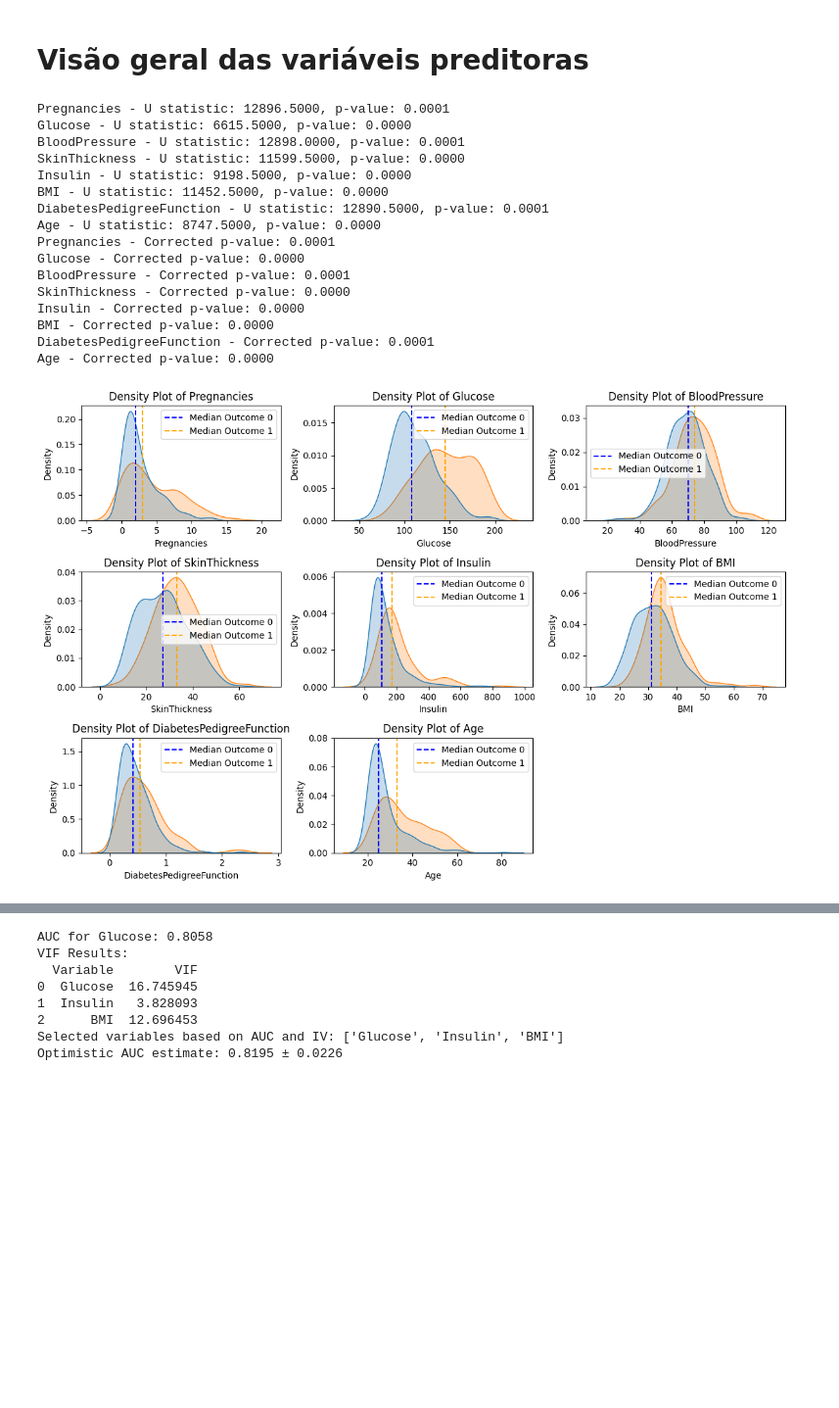
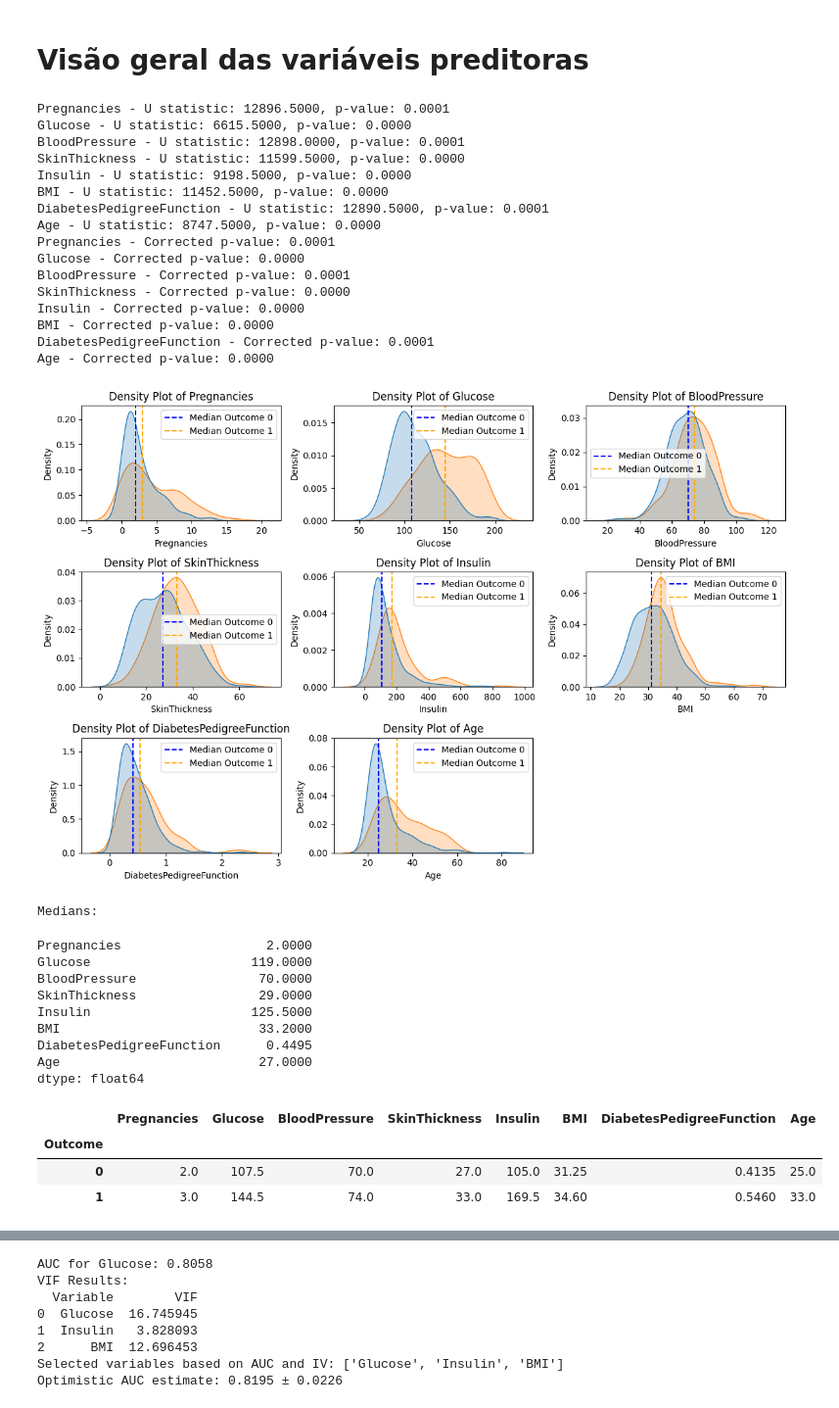
Before and after one commit to pcbrom/perceptron-mlp-cnn, a Jupyter notebook: aed.ipynb, the cells around one changed output, grey strips where cells are left out. Shown at 98% size. Drawn from its saved outputs; the diff is of its cells as text; code cells hidden in the pictures; blank space fills up the shorter version.

Commit message:
Update aed.ipynb to include median calculations and display results for statistical analysis, along with adjustments to execution counts.

```diff
--- a/aed.ipynb
+++ b/aed.ipynb
@@ -91,30 +91,51 @@ for i, column in enumerate(columns_to_plot, 1):
     plt.axvline(x=group1.median(), color='blue', linestyle='--', label='Median Outcome 0')
     plt.axvline(x=group2.median(), color='orange', linestyle='--', label='Median Outcome 1')
     plt.legend()
     print(f'{column} - U statistic: {stat:.4f}, p-value: {p_value:.4f}')
 
 # Correção de múltiplos testes usando a correção de Benjamini-Hochberg
 corrected_p_values = multipletests(p_values, method='fdr_bh')[1]
 for column, corrected_p in zip(columns_to_plot, corrected_p_values):
     print(f'{column} - Corrected p-value: {corrected_p:.4f}')
 
 plt.tight_layout()
 plt.show()
+
+medians = df_clean[columns_to_plot].median()
+medians_group = df_clean.groupby('Outcome')[columns_to_plot].median()
+
+print("\nMedians:")
+display(medians)
+display(medians_group)
 # %% [output]
 Pregnancies - U statistic: 12896.5000, p-value: 0.0001
 Glucose - U statistic: 6615.5000, p-value: 0.0000
 BloodPressure - U statistic: 12898.0000, p-value: 0.0001
 SkinThickness - U statistic: 11599.5000, p-value: 0.0000
 Insulin - U statistic: 9198.5000, p-value: 0.0000
 BMI - U statistic: 11452.5000, p-value: 0.0000
 DiabetesPedigreeFunction - U statistic: 12890.5000, p-value: 0.0001
 Age - U statistic: 8747.5000, p-value: 0.0000
 Pregnancies - Corrected p-value: 0.0001
 Glucose - Corrected p-value: 0.0000
 BloodPressure - Corrected p-value: 0.0001
 SkinThickness - Corrected p-value: 0.0000
 Insulin - Corrected p-value: 0.0000
 BMI - Corrected p-value: 0.0000
 DiabetesPedigreeFunction - Corrected p-value: 0.0001
 Age - Corrected p-value: 0.0000
 [figure]
+Medians:
+Pregnancies                   2.0000
+Glucose                     119.0000
+BloodPressure                70.0000
+SkinThickness                29.0000
+Insulin                     125.5000
+BMI                          33.2000
+DiabetesPedigreeFunction      0.4495
+Age                          27.0000
+dtype: float64
+|  | Pregnancies | Glucose | BloodPressure | SkinThickness | Insulin | BMI | DiabetesPedigreeFunction | Age |
+| Outcome |  |  |  |  |  |  |  |  |
+| 0 | 2.0 | 107.5 | 70.0 | 27.0 | 105.0 | 31.25 | 0.4135 | 25.0 |
+| 1 | 3.0 | 144.5 | 74.0 | 33.0 | 169.5 | 34.60 | 0.5460 | 33.0 |
```
Also changed, not shown: parts of 1 cell of this notebook.
